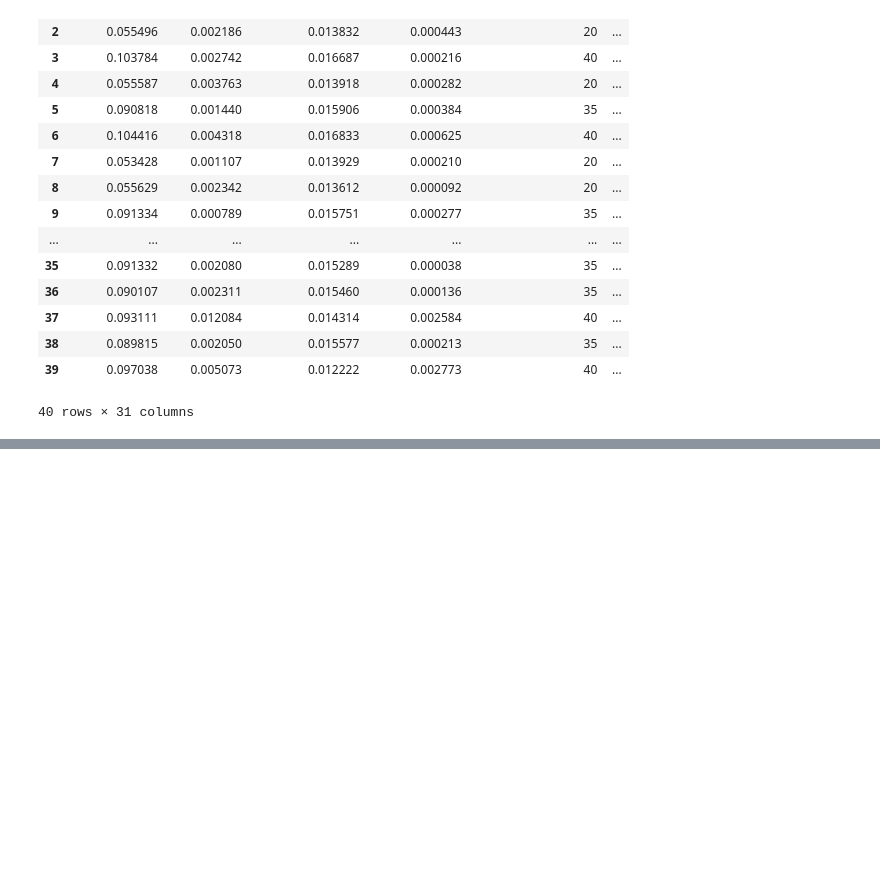
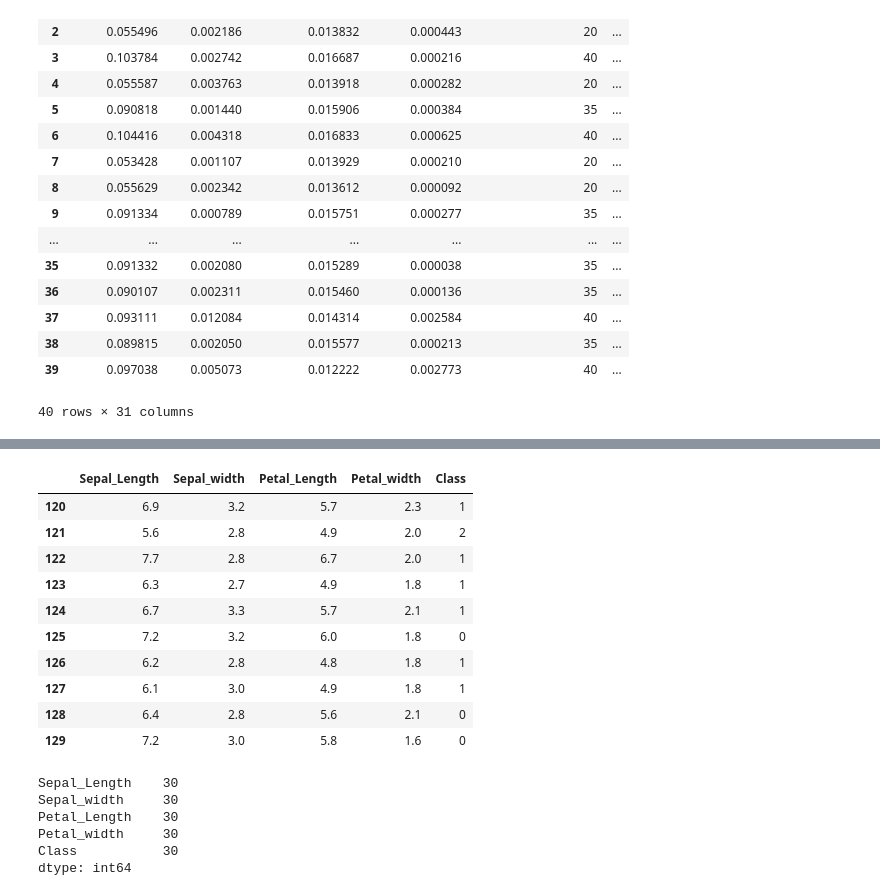
Before and after one commit to CompetitiveBit8/RandomSearchCV_iris, a Jupyter notebook: RandomsearchCV_iris.ipynb, the cells around one changed output, grey strips where cells are left out. Cells and saved outputs as stored; diff of their text form; code cells hidden in the pictures; blank space fills up the shorter version.

```diff
--- a/RandomsearchCV_iris.ipynb
+++ b/RandomsearchCV_iris.ipynb
@@ -162,0 +215,25 @@ print(GS.param_grid)
+# %%
+data=df.iloc[120:, :4]
+data['Class'] = y_pred
+data.head(10)
+# %% [output]
+|  | Sepal_Length | Sepal_width | Petal_Length | Petal_width | Class |
+| 120 | 6.9 | 3.2 | 5.7 | 2.3 | 1 |
+| 121 | 5.6 | 2.8 | 4.9 | 2.0 | 2 |
+| 122 | 7.7 | 2.8 | 6.7 | 2.0 | 1 |
+| 123 | 6.3 | 2.7 | 4.9 | 1.8 | 1 |
+| 124 | 6.7 | 3.3 | 5.7 | 2.1 | 1 |
+| 125 | 7.2 | 3.2 | 6.0 | 1.8 | 0 |
+| 126 | 6.2 | 2.8 | 4.8 | 1.8 | 1 |
+| 127 | 6.1 | 3.0 | 4.9 | 1.8 | 1 |
+| 128 | 6.4 | 2.8 | 5.6 | 2.1 | 0 |
+| 129 | 7.2 | 3.0 | 5.8 | 1.6 | 0 |
+# %%
+data.count()
+# %% [output]
+Sepal_Length    30
+Sepal_width     30
+Petal_Length    30
+Petal_width     30
+Class           30
+dtype: int64
```
Also changed, not shown: parts of 11 cells of this notebook.
